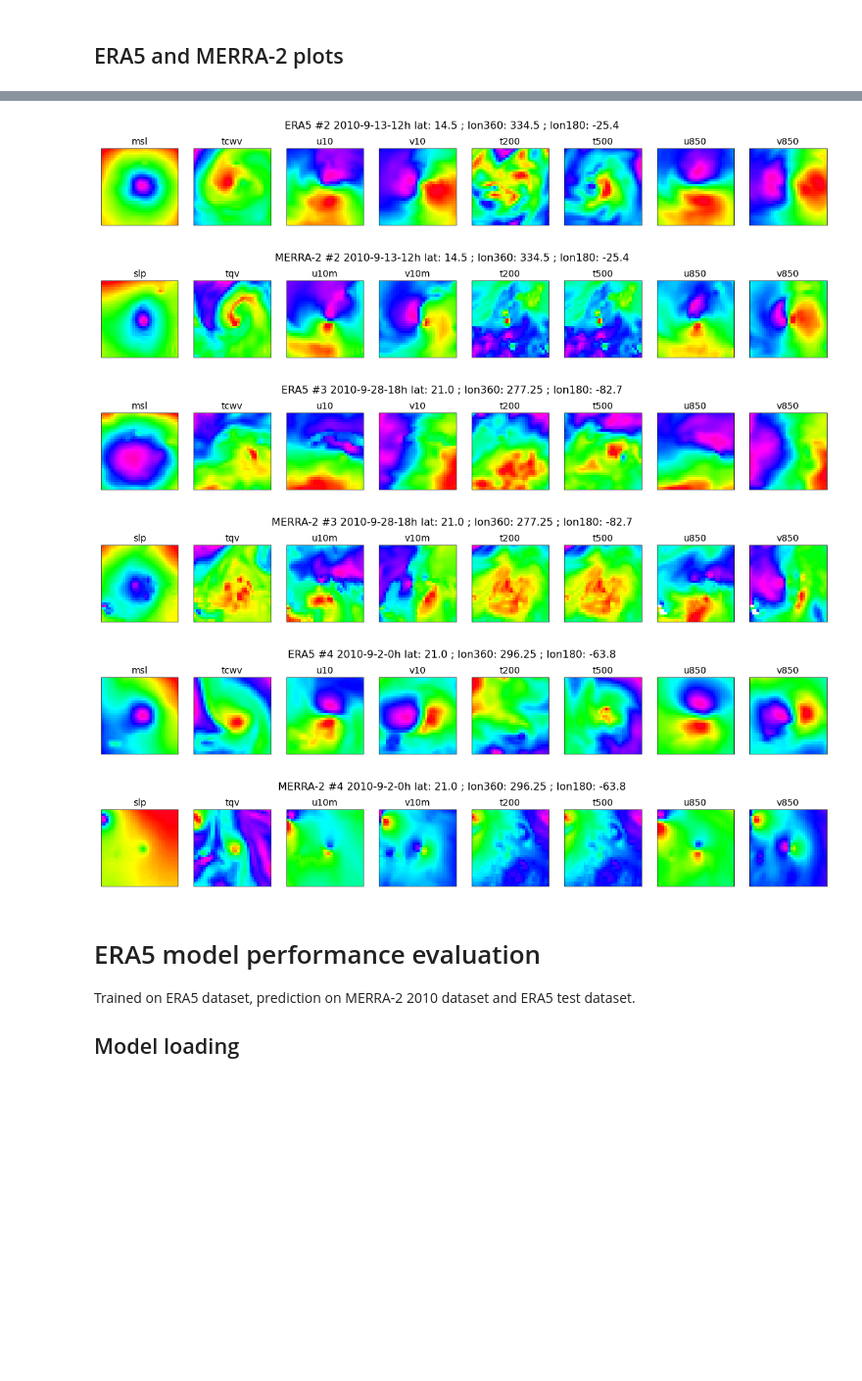
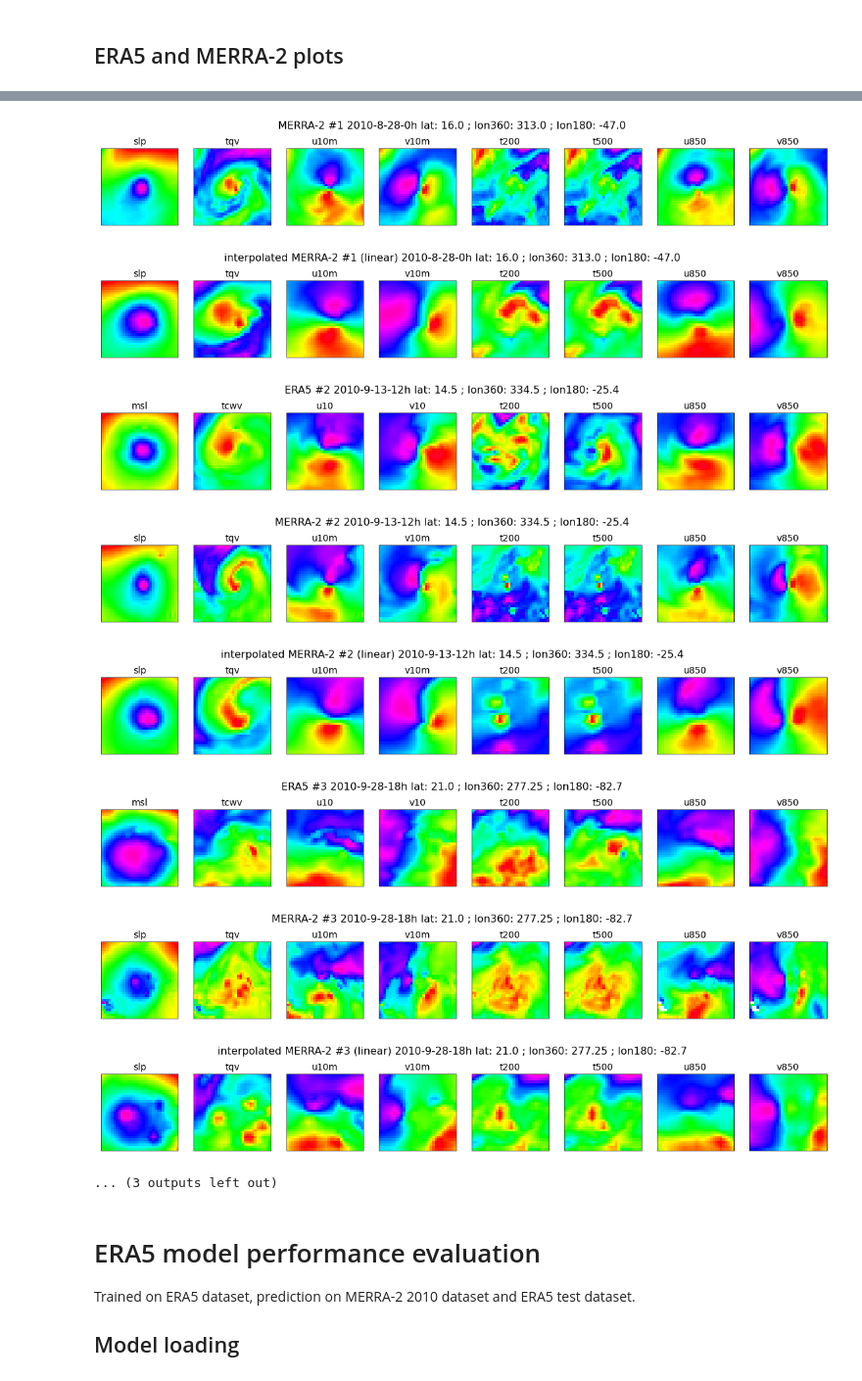
Before and after one commit to SebastienGardoll/cyclone, a Jupyter notebook: merra2/analyses.ipynb, the cells around one changed output, grey strips where cells are left out. Shown at 98% size. Saved outputs shown, nothing was run; the diff lists cells and outputs as text; code cells hidden in the pictures; blank space fills up the shorter version.

Commit message:
impl interpolation with griddata

```diff
--- a/merra2/analyses.ipynb
+++ b/merra2/analyses.ipynb
@@ -22,9 +22,9 @@ from matplotlib import pyplot as plt
 DEFAULT_PLOT_SIZE = (20, 2.5)
 
 
-def display_channels(tensor: np.ndarray, variable_names: Iterable, plot_size: Tuple[float, float], title: str, invert_latitude: bool = True) -> None :
+def display_channels(tensor: np.ndarray, variable_names: Iterable, plot_size: Tuple[float, float], title: str, invert_latitudes: bool = False) -> None :
   reshaped_tensor = tensor.swapaxes(0,2) # Brings back the channels from the last dimension to the first.
-  if invert_latitude:
+  if invert_latitudes:
       reshaped_tensor = reshaped_tensor.swapaxes(1,2) # Set the latitude as vertical axis.
   plt.figure(figsize=plot_size)
   nb_channel = tensor.shape[-1]
@@ -112,6 +112,37 @@ era5_test_tensor_file_path = path.join(era5_root_dir, 'tensors', 'test_all_data.
 era5_test_tensor = read_ndarray_from_hdf5(file_path=era5_test_tensor_file_path)
 era5_test_metadata_file_path = path.join(era5_root_dir, 'tensors', 'test_all_metadata.csv')
 era5_test_metadata = pd.read_csv(era5_test_metadata_file_path)
+# %%
+from scipy.interpolate import griddata
+
+from scipy.interpolate import interp2d
+
+grid_src_x = np.arange(0, 16, 0.5)
+grid_src_y = np.arange(0, 20, 0.625)
+grid_dest_x = np.arange(4, 12, 0.25)
+grid_dest_y = np.arange(6, 14, 0.25)
+
+SHAPE = (32, 32)
+SRC_GRID  = np.dstack(np.meshgrid(grid_src_x,  grid_src_y)).reshape(-1, 2)
+DEST_GRID = np.dstack(np.meshgrid(grid_dest_x, grid_dest_y)).reshape(-1, 2)
+del grid_src_x, grid_src_y, grid_dest_x, grid_dest_y
+INTERPOLATION_METHOD = 'linear'
+
+def interpolate_tensor(tensor: np.ndarray, src_grid: np.ndarray, dest_grid: np.ndarray, shape: Tuple[int, int], method:str) -> np.ndarray:
+    reshaped_tensor = tensor.swapaxes(1,3)
+    interpolated_imgs = list()
+    for img_index in range(0, reshaped_tensor.shape[0]): # For each image of the tensor.
+        img = reshaped_tensor[img_index]
+        interpolated_channels = list()
+        for channel_index in range(0, reshaped_tensor.shape[1]): # For each channel of an image.
+            channel = img[channel_index]
+            flatten_interpolated_channel = griddata(points=SRC_GRID, values=channel.flatten(), xi=DEST_GRID, method=method)
+            interpolated_channels.append(flatten_interpolated_channel.reshape(shape).swapaxes(0,1))
+        interpolated_img = np.stack(interpolated_channels, axis=2)
+        interpolated_imgs.append(interpolated_img)
+    return np.stack(interpolated_imgs)
+
+interpolated_merra2_tensor = interpolate_tensor(merra2_tensor, SRC_GRID, DEST_GRID, SHAPE, INTERPOLATION_METHOD)
 # %% [markdown]
 ## Computing MERRA-2's lon into 0-360
 # %%
@@ -134,8 +165,9 @@ intersection = pd.merge(era5_training_metadata, merra2_cyclone_metadata, how='in
 
 for index, row in intersection.iterrows():
     coordinates = f"{row['year']}-{row['month']}-{row['day']}-{row['hour']}h lat: {row['lat']} ; lon360: {row['lon']} ; lon180: {row['lon_180']}"
-    display_channels(era5_training_tensor[row['era5_index']], era5_variable_names, plot_size, f'ERA5 #{index} {coordinates}')
-    display_channels(merra2_tensor[row['merra2_index']], merra2_variable_names, plot_size, f'MERRA-2 #{index} {coordinates}')
+    display_channels(era5_training_tensor[row['era5_index']], era5_variable_names, plot_size, f'ERA5 #{index} {coordinates}', invert_latitudes=True)
+    display_channels(merra2_tensor[row['merra2_index']], merra2_variable_names, plot_size, f'MERRA-2 #{index} {coordinates}', invert_latitudes=True)
+    display_channels(interpolated_merra2_tensor[row['merra2_index']], merra2_variable_names, plot_size, f'interpolated MERRA-2 #{index} ({INTERPOLATION_METHOD}) {coordinates}', invert_latitudes=True)
 # %% [output]
 [figure]
 [figure]
@@ -144,9 +176,12 @@ for index, row in intersection.iterrows():
-[figure, old version]
+[figure, new version]
-[figure, old version]
+[figure, new version]
-[figure, old version]
+[figure, new version]
-[figure, old version]
+[figure, new version]
-[figure, old version]
+[figure, new version]
-[figure, old version]
+[figure, new version]
+[figure, added]
+[figure, added]
+... (3 outputs left out)
 # %% [markdown]
 # ERA5 model performance evaluation
 
```
Also changed, not shown: parts of 5 cells of this notebook.
